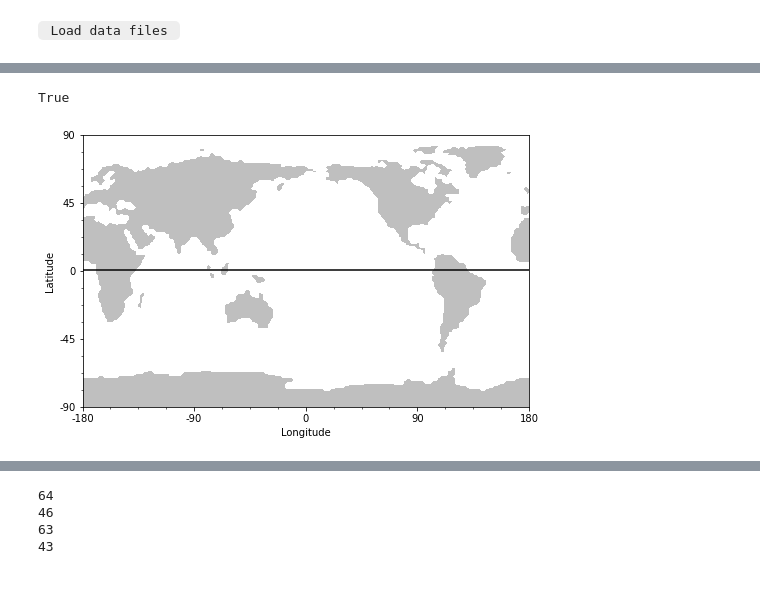
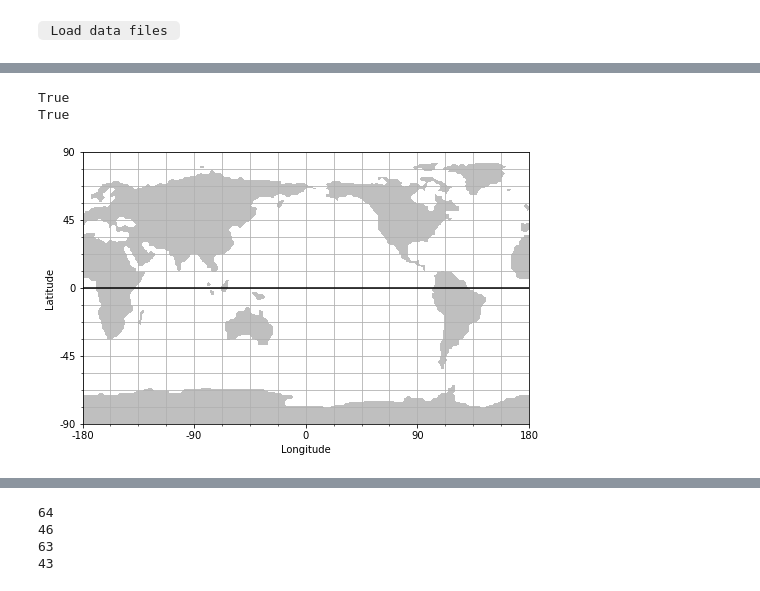
Before and after one commit to CassiaCai/marine_heatwaves, a Jupyter notebook: 3_clusteranalysispipeline.ipynb, the cells around one changed output, grey strips where cells are left out. Drawn from its saved outputs; the diff is of its cells as text; code cells hidden in the pictures.

```diff
--- a/3_clusteranalysispipeline.ipynb
+++ b/3_clusteranalysispipeline.ipynb
@@ -66,27 +51,26 @@ Wall time: 3min 1s
 # %%
-# Check if we have done everything correctly. It should be one less than ending_val
+# Check if the cell above is correct. It should be one less than ending_val.
 print(len(full_use_grids) == ending_val-1)
+print(len(full_SST_grids) == ending_val-1)
 # %% [output]
 True
+True
 # %%
-# making landmask with relabled axes
+# landmask with relabeled axes
 land_mask = np.load('SST_land.npy')
 land_mask[land_mask > 0] = np.nan
 
 fig, ax = plt.subplots(figsize=(8,5))
 ax.contourf(land_mask, cmap='binary')
 ax.minorticks_on()
-ax.axhline(y=96, c='k', linestyle='-') # this is the equator line
+ax.axhline(y=95.5, c='k', linestyle='-') # this is the equator line
 
-ax.set_xticks([0, 71.75, 143.5, 215.25, 287])
-ax.set_xticklabels([-180, -90, 0, 90, 180])
+ax.set_xticks([0, 71.75, 143.5, 215.25, 287]);ax.set_xticklabels([-180, -90, 0, 90, 180])
+ax.set_yticks([0, 47.75, 95.5, 143.25, 191]);ax.set_yticklabels([-90, -45, 0, 45, 90])
 
-ax.set_yticks([0, 47.75, 95.5, 143.25, 191])
-ax.set_yticklabels([-90, -45, 0, 45, 90])
-
-ax.set_xlabel('Longitude')
-ax.set_ylabel('Latitude')
+ax.set_xlabel('Longitude'); ax.set_ylabel('Latitude')
+ax.grid(which='both')
 
 plt.show()
 # %% [output]
-[figure, old version]
+[figure, new version]
```
Also changed, not shown: parts of 51 cells of this notebook.
